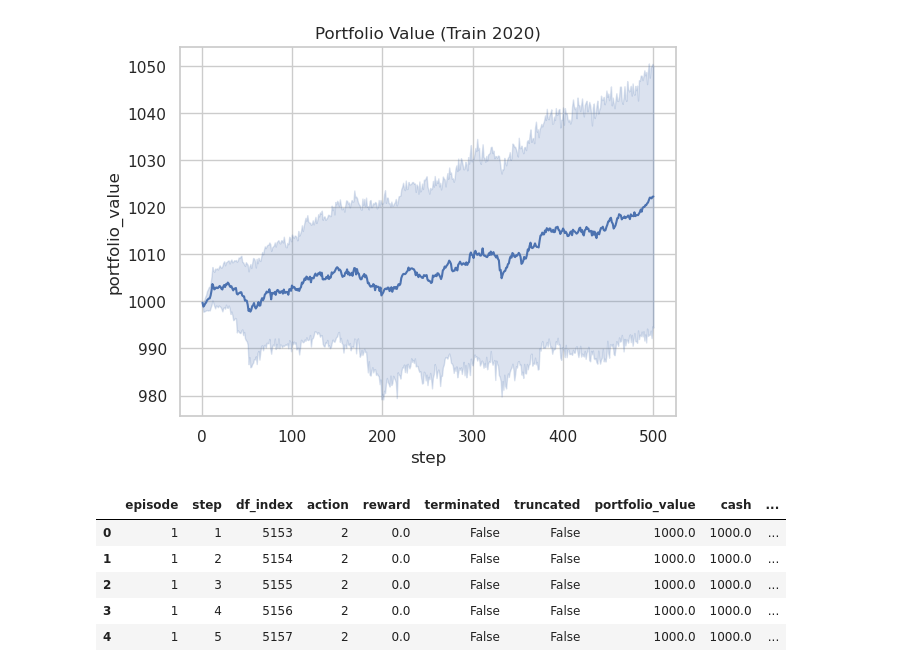
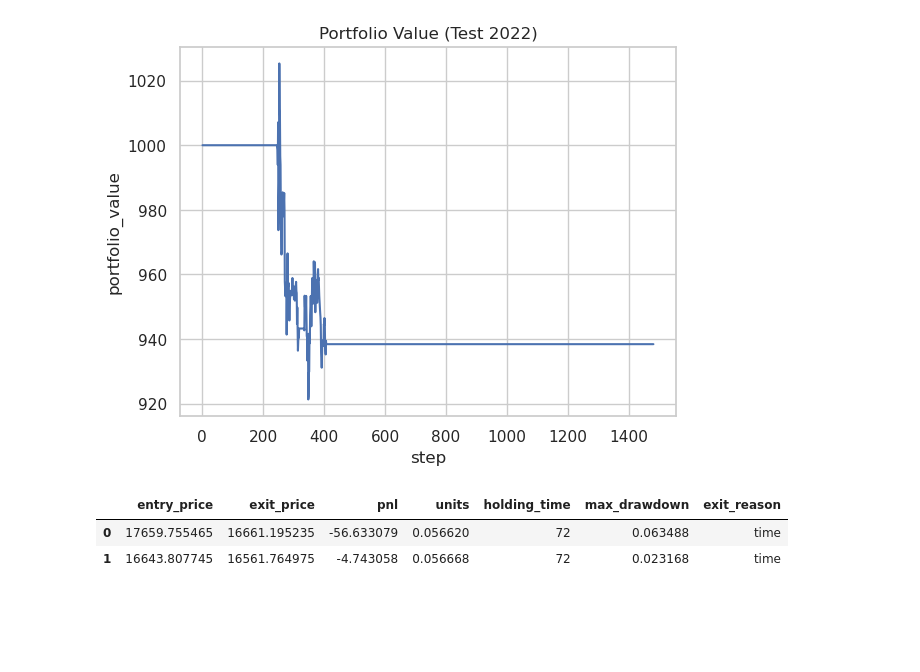
Before and after one commit to twisted1g/DeepRLTradingResearch, a Jupyter notebook: notebooks/dqn_test.ipynb, the cells around one changed output. Saved outputs shown, nothing was run; the diff lists cells and outputs as text; code cells hidden in the pictures; blank space fills up the shorter version.

```diff
--- a/notebooks/dqn_test.ipynb
+++ b/notebooks/dqn_test.ipynb
@@ -19,7 +17,6 @@ from agents.train_dqn import train_dqn, DQNConfig
 # %%
-df_train = pd.read_csv('../data/raw/binance_BTCUSDT_1h_2020.csv')
-df_test = pd.read_csv('../data/raw/binance_BTCUSDT_1h_2021.csv')
+df_test = pd.read_csv('../data/raw/binance_BTCUSDT_1h_2022.csv')
 
-df_train.head()
+df_test.head()
 # %% [output]
 |  | open | high | low | close | volume |
@@ -56,8 +27,0 @@ Using cuda device
-# %%
-import matplotlib.pyplot as plt
-import seaborn as sns
-
-sns.set_theme(style='whitegrid')
-
-train_steps = env_train.get_steps_df()
-train_steps.head()
@@ -70,0 +28,22 @@ train_steps.head()
+# %%
+RUN_ID = "20260331-113854-46af79"
+run_dir = project_root / 'experiments' / 'dqn-test' / f"{RUN_ID}"
+config_path = run_dir / 'config.json'
+model_path = run_dir / 'model'
+
+config = DQNConfig(**json.loads(config_path.read_text()))
+config
+
+window_size = 10
+env_test = MyTradingEnv(df_test, window_size=window_size)
+env_test.clear_history()
+
+model = DQN.load(str(model_path), env=env_test)
+
+obs, _ = env_test.reset()
+done = False
+
+while not done:
+    action, _ = model.predict(obs, deterministic=True)
+    obs, reward, terminated, truncated, info = env_test.step(int(action))
+    done = terminated or truncated
@@ -71,33 +65,17 @@ train_steps.head()
 # %%
 import seaborn as sns
 import matplotlib.pyplot as plt
 
 sns.set_theme(style='whitegrid')
 
-sns.lineplot(data=train_steps, x='step', y='portfolio_value')
-plt.title('Portfolio Value (Train 2020)')
+sns.lineplot(data=test_steps, x='step', y='portfolio_value')
+plt.title('Portfolio Value (Test 2022)')
 plt.show()
+
+trades_df = test_trades
+trades_df.head()
 # %% [output]
-[figure, old version]
+[figure, new version]
+|  | entry_price | exit_price | pnl | units | holding_time | max_drawdown | exit_reason |
+| 0 | 17659.755465 | 16661.195235 | -56.633079 | 0.056620 | 72 | 0.063488 | time |
+| 1 | 16643.807745 | 16561.764975 | -4.743058 | 0.056668 | 72 | 0.023168 | time |
-# %%
-model = result['model']
-env_test = MyTradingEnv(df_test, window_size=10)
-env_test.clear_history()
-obs, _ = env_test.reset()
-done = False
-
-while not done:
-    action, _ = model.predict(obs, deterministic=True)
-    obs, reward, terminated, truncated, info = env_test.step(int(action))
-    done = terminated or truncated
-
-test_steps = env_test.get_steps_df()
-test_trades = env_test.get_trades_df()
-test_steps.head()
-# %% [output]
-|  | episode | step | df_index | action | reward | terminated | truncated | portfolio_value | cash | ... |
-| 0 | 1 | 1 | 5153 | 2 | 0.0 | False | False | 1000.0 | 1000.0 | ... |
-| 1 | 1 | 2 | 5154 | 2 | 0.0 | False | False | 1000.0 | 1000.0 | ... |
-| 2 | 1 | 3 | 5155 | 2 | 0.0 | False | False | 1000.0 | 1000.0 | ... |
-| 3 | 1 | 4 | 5156 | 2 | 0.0 | False | False | 1000.0 | 1000.0 | ... |
-| 4 | 1 | 5 | 5157 | 2 | 0.0 | False | False | 1000.0 | 1000.0 | ... |
```
Also changed, not shown: parts of 8 cells of this notebook, 10 other files.
